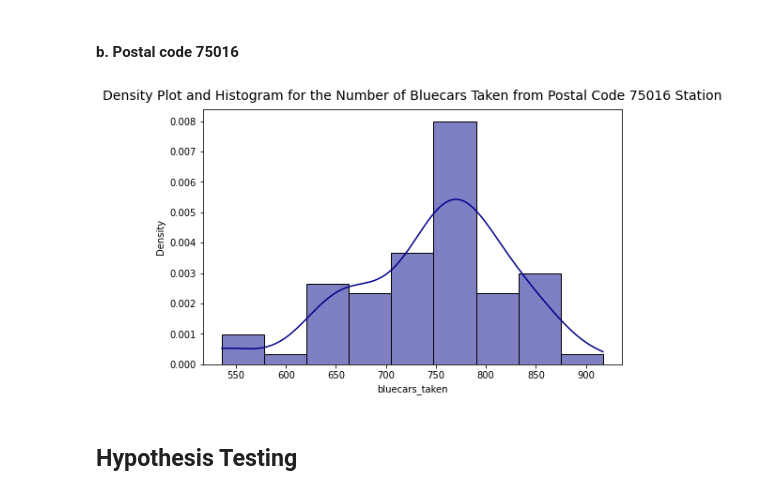
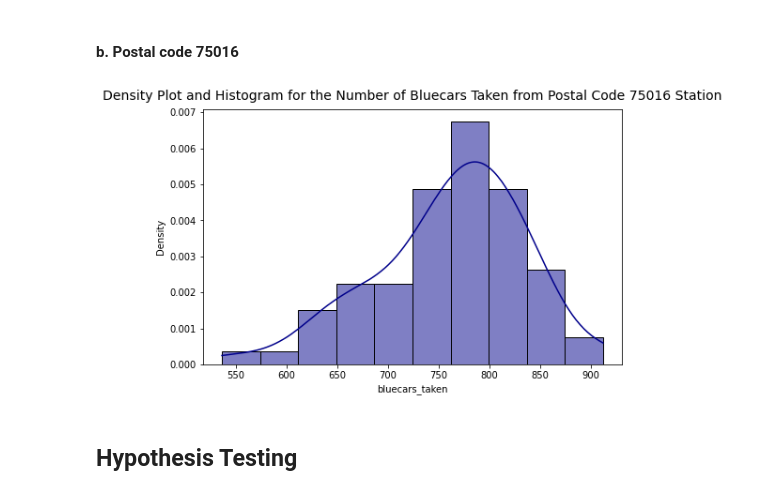
Before and after one commit to WambuiKahuthu/MORINGA_CORE_WEEK4_IP_HYPOTHESIS_TESTING, a Jupyter notebook: Moringa_Data_science_Core_W4_Independen_Project_2021_08_Wambui_Kahuthu.ipynb, the cells around one changed output. Cells and saved outputs as stored; diff of their text form; code cells hidden in the pictures.

```diff
--- a/Moringa_Data_science_Core_W4_Independen_Project_2021_08_Wambui_Kahuthu.ipynb
+++ b/Moringa_Data_science_Core_W4_Independen_Project_2021_08_Wambui_Kahuthu.ipynb
@@ -444,16 +452,16 @@ plt.show()
 # %%
 # Specifying the size of the graph
 fig, ax = plt.subplots(figsize=(8,5))
 
 # Ploting density plot and histogram of the number of cars taken from station with postal code 75016
-sns.histplot(post2_sample['bluecars_taken'], kde=True, stat="density",color='darkblue')
+sns.histplot(post2_sample['bluecars_taken'], kde=True, stat="density",color='darkblue', bins=10)
 
 # Label the graph
 plt.title('Density Plot and Histogram for the Number of Bluecars Taken from Postal Code 75016 Station', fontsize=14, y=1.015)
 
 plt.show()
 # %% [output]
-[figure, old version]
+[figure, new version]
 # %% [markdown]
 ## Hypothesis Testing
 # %% [markdown]
```
Also changed, not shown: parts of 28 cells of this notebook.
